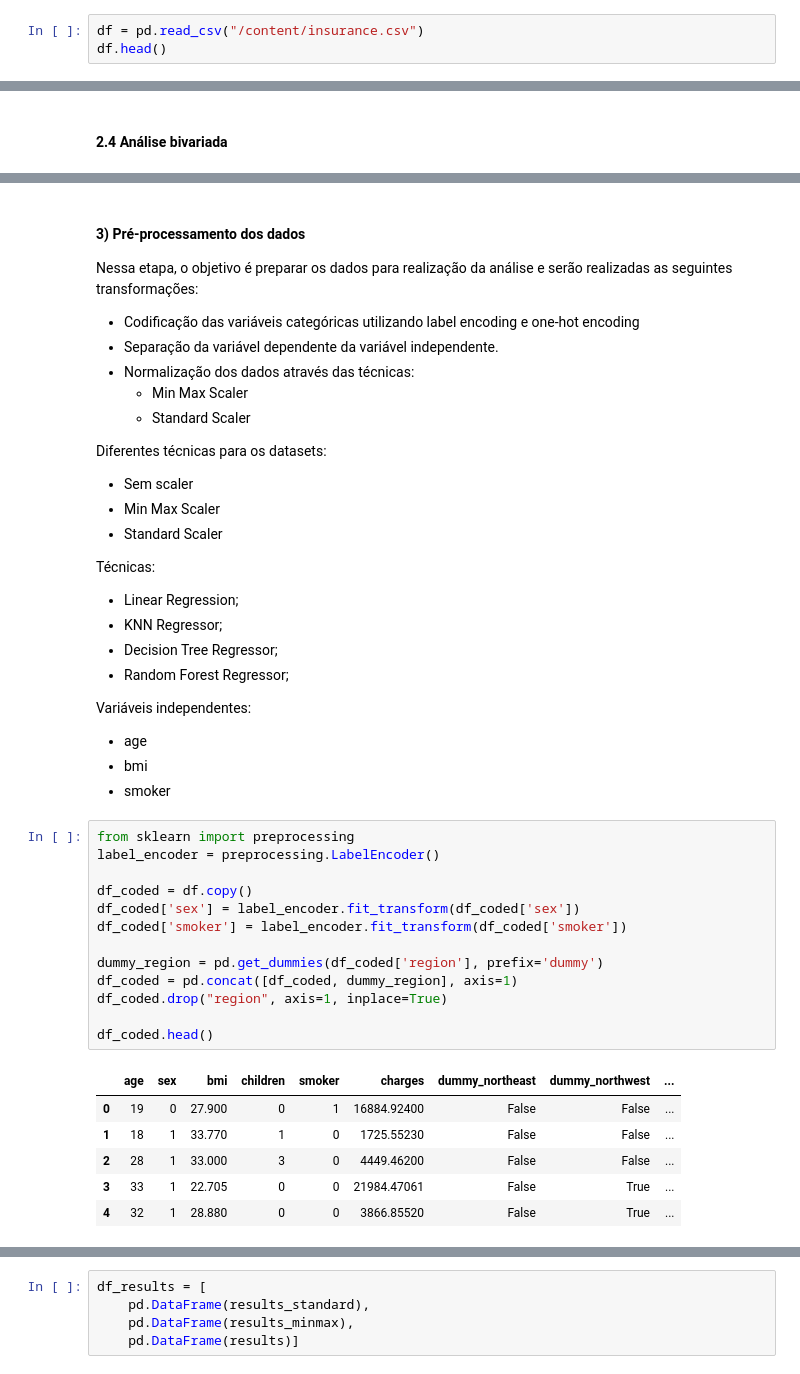
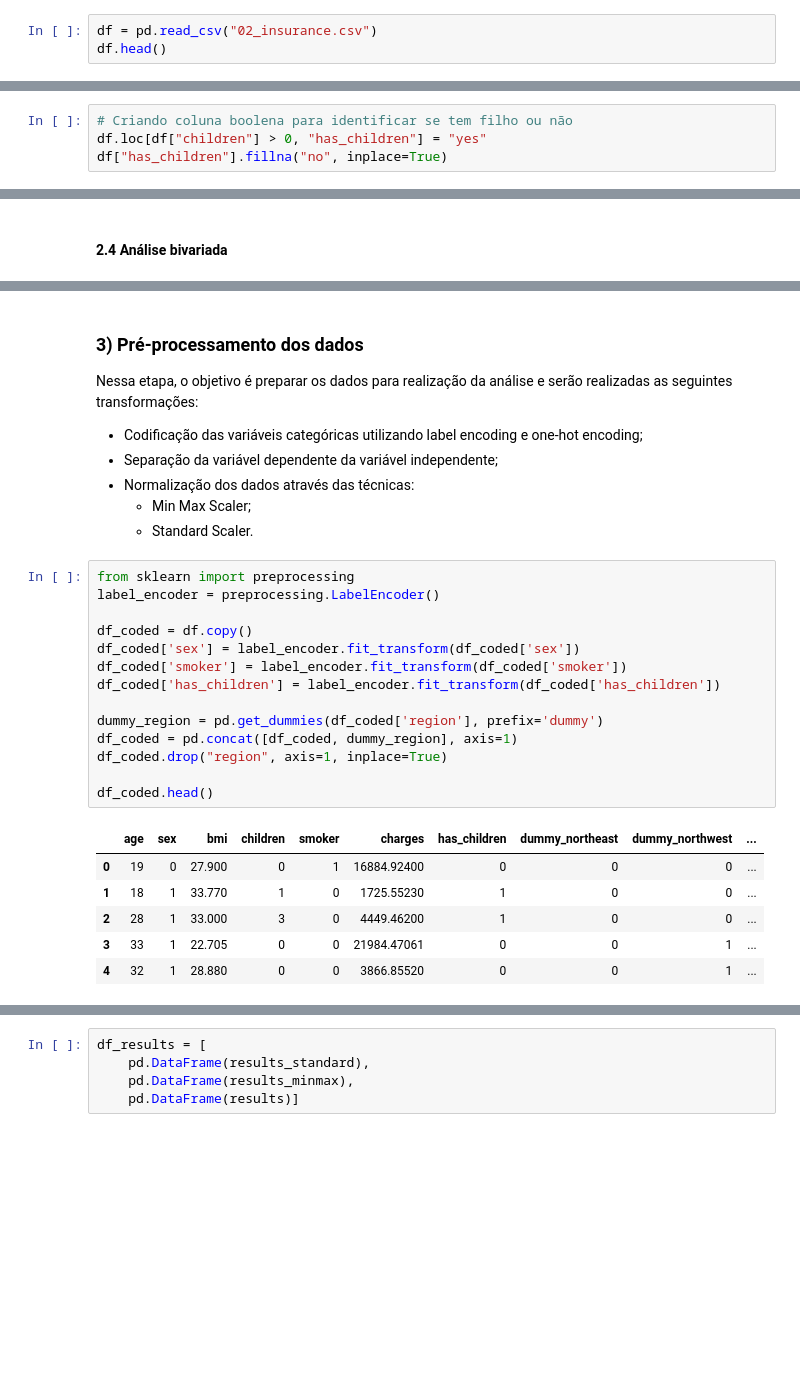
Before and after one commit to leonardoramires/fiap-ia4devs, a Jupyter notebook: tech-challenge/fase1/03_prediction.ipynb, the cells around one changed output, grey strips where cells are left out. Saved outputs shown, nothing was run; the diff lists cells and outputs as text; blank space fills up the shorter version.

```diff
--- a/tech-challenge/fase1/03_prediction.ipynb
+++ b/tech-challenge/fase1/03_prediction.ipynb
@@ -70,6 +72,6 @@ from sklearn.model_selection import cross_val_score
 warnings.filterwarnings('ignore')
 # %%
-df = pd.read_csv("/content/insurance.csv")
+df = pd.read_csv("02_insurance.csv")
 df.head()
 # %% [output]
 |  | age | sex | bmi | children | smoker | region | charges |
@@ -220,0 +218,4 @@ plt.show()
+# %%
+# Criando coluna boolena para identificar se tem filho ou não
+df.loc[df["children"] > 0, "has_children"] = "yes"
+df["has_children"].fillna("no", inplace=True)
@@ -314,46 +321,31 @@ A variável **fumante (smoker) é o fator categórico mais impactante nos custos
 # %% [markdown]
-#### 3) Pré-processamento dos dados
+### 3) Pré-processamento dos dados
 
 Nessa etapa, o objetivo é preparar os dados para realização da análise e serão realizadas as seguintes transformações:
 
-- Codificação das variáveis categóricas utilizando label encoding e one-hot encoding
-- Separação da variável dependente da variável independente.
+- Codificação das variáveis categóricas utilizando label encoding e one-hot encoding;
+- Separação da variável dependente da variável independente;
 - Normalização dos dados através das técnicas:
-    - Min Max Scaler
-    - Standard Scaler
-
-Diferentes técnicas para os datasets:
-- Sem scaler
-- Min Max Scaler
-- Standard Scaler
-
-Técnicas:
-- Linear Regression;
-- KNN Regressor;
-- Decision Tree Regressor;
-- Random Forest Regressor;
-
-Variáveis independentes:
-- age
-- bmi
-- smoker
+    - Min Max Scaler;
+    - Standard Scaler.
 # %%
 from sklearn import preprocessing
 label_encoder = preprocessing.LabelEncoder()
 
 df_coded = df.copy()
 df_coded['sex'] = label_encoder.fit_transform(df_coded['sex'])
 df_coded['smoker'] = label_encoder.fit_transform(df_coded['smoker'])
+df_coded['has_children'] = label_encoder.fit_transform(df_coded['has_children'])
 
 dummy_region = pd.get_dummies(df_coded['region'], prefix='dummy')
 df_coded = pd.concat([df_coded, dummy_region], axis=1)
 df_coded.drop("region", axis=1, inplace=True)
 
 df_coded.head()
 # %% [output]
-|  | age | sex | bmi | children | smoker | charges | dummy_northeast | dummy_northwest | ... |
-| 0 | 19 | 0 | 27.900 | 0 | 1 | 16884.92400 | False | False | ... |
-| 1 | 18 | 1 | 33.770 | 1 | 0 | 1725.55230 | False | False | ... |
-| 2 | 28 | 1 | 33.000 | 3 | 0 | 4449.46200 | False | False | ... |
-| 3 | 33 | 1 | 22.705 | 0 | 0 | 21984.47061 | False | True | ... |
-| 4 | 32 | 1 | 28.880 | 0 | 0 | 3866.85520 | False | True | ... |
+|  | age | sex | bmi | children | smoker | charges | has_children | dummy_northeast | dummy_northwest | ... |
+| 0 | 19 | 0 | 27.900 | 0 | 1 | 16884.92400 | 0 | 0 | 0 | ... |
+| 1 | 18 | 1 | 33.770 | 1 | 0 | 1725.55230 | 1 | 0 | 0 | ... |
+| 2 | 28 | 1 | 33.000 | 3 | 0 | 4449.46200 | 1 | 0 | 0 | ... |
+| 3 | 33 | 1 | 22.705 | 0 | 0 | 21984.47061 | 0 | 0 | 1 | ... |
+| 4 | 32 | 1 | 28.880 | 0 | 0 | 3866.85520 | 0 | 0 | 1 | ... |
```
Also changed, not shown: parts of 50 cells of this notebook.
